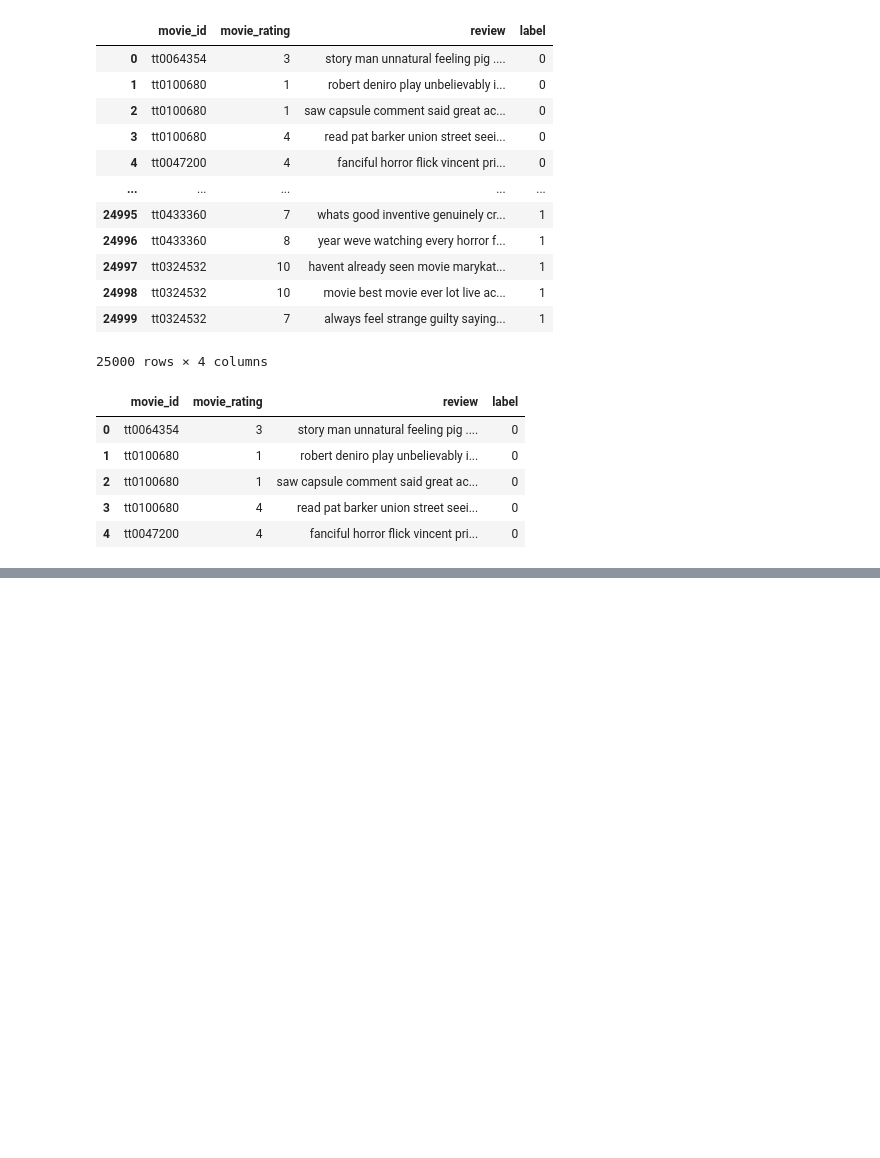
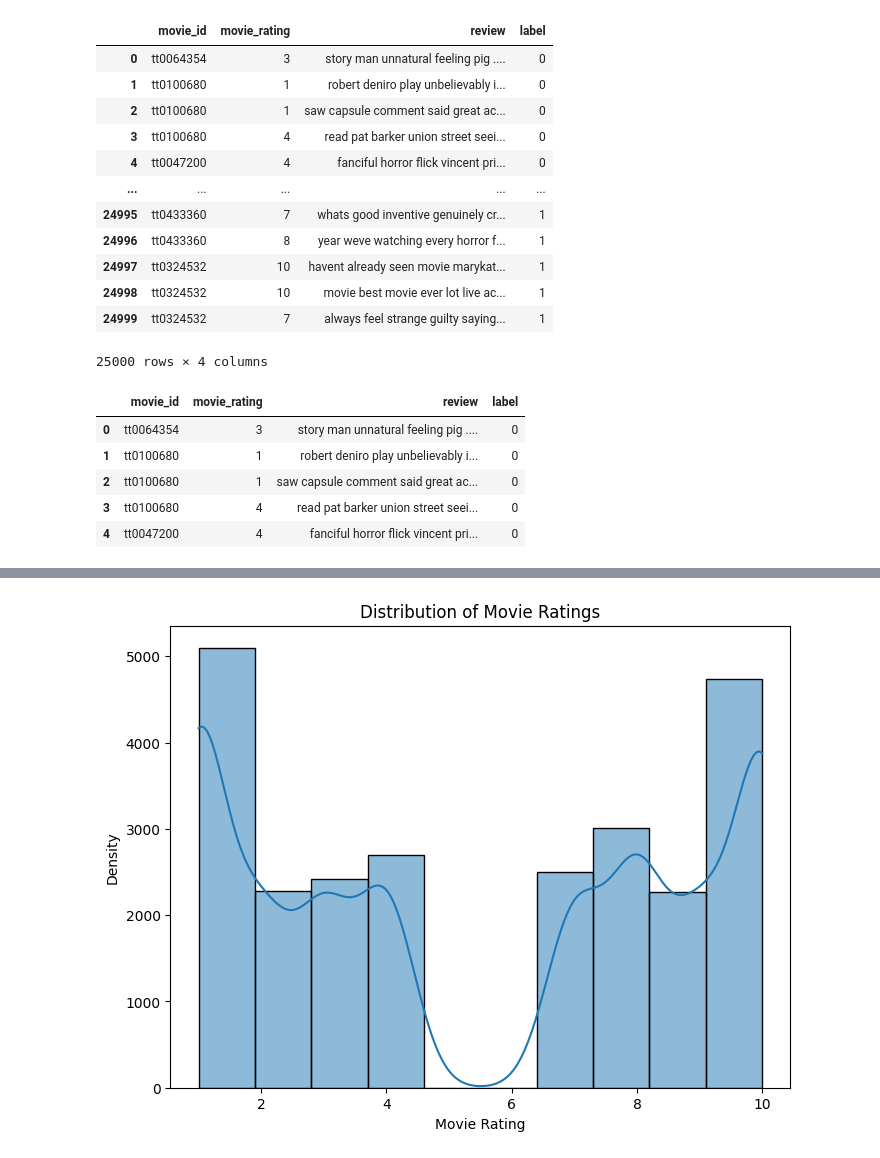
Before and after one commit to sweeksss/movie_sentiment_analysis, a Jupyter notebook: data_preprocessing_train_combined.ipynb, the cells around one changed output, grey strips where cells are left out. Cells and saved outputs as stored; diff of their text form; code cells hidden in the pictures; blank space fills up the shorter version.

```diff
--- a/data_preprocessing_train_combined.ipynb
+++ b/data_preprocessing_train_combined.ipynb
@@ -101,0 +158,11 @@ df_train.head()
+# %%
+#Movie Rating Distribution
+
+plt.figure(figsize=(8, 6))
+sns.histplot(data=df_train, x='movie_rating', bins=10, kde=True)
+plt.xlabel('Movie Rating')
+plt.ylabel('Density')
+plt.title('Distribution of Movie Ratings')
+plt.show()
+# %% [output]
+[figure, added]
```
Also changed, not shown: parts of 14 cells of this notebook, 2 other files.
